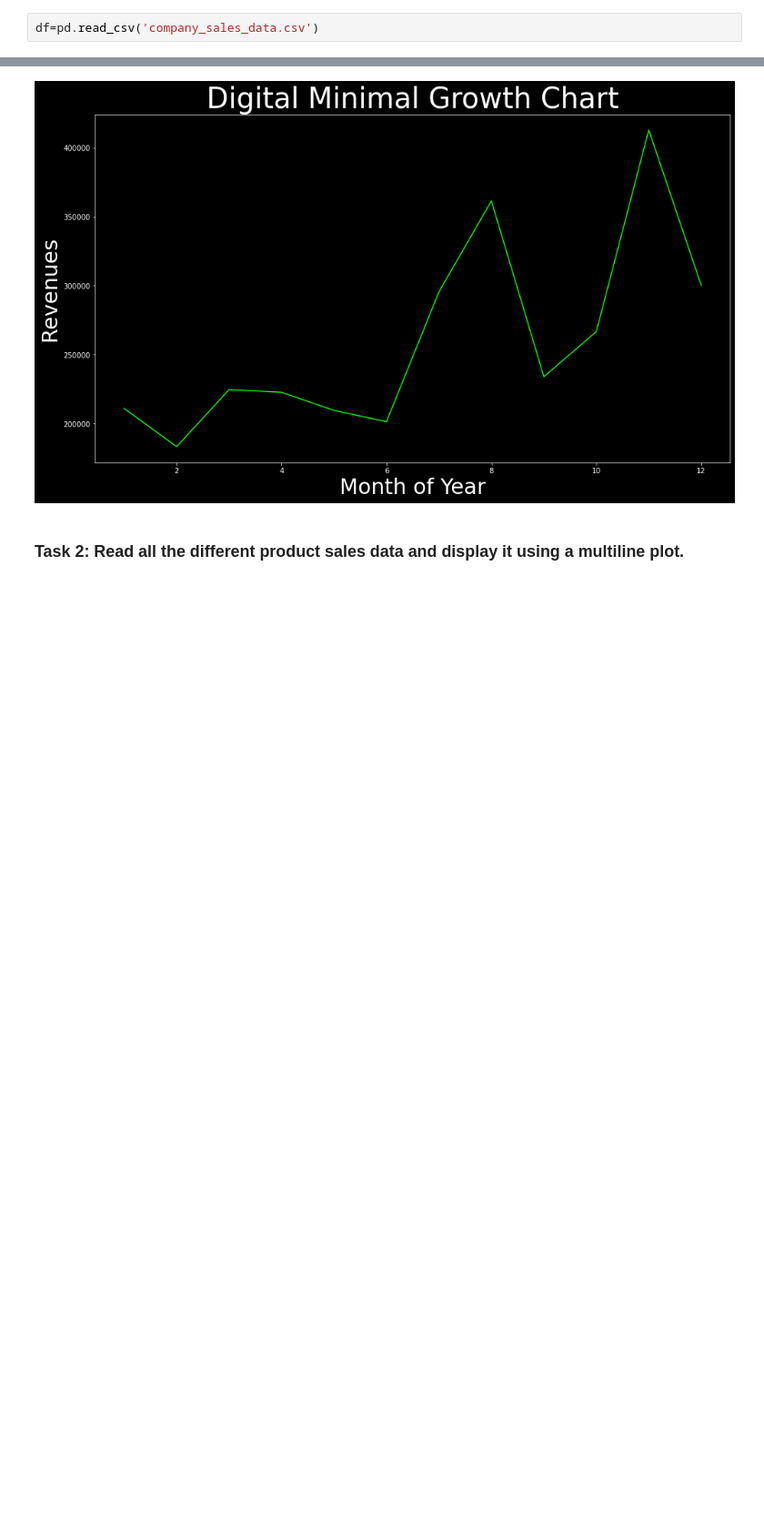
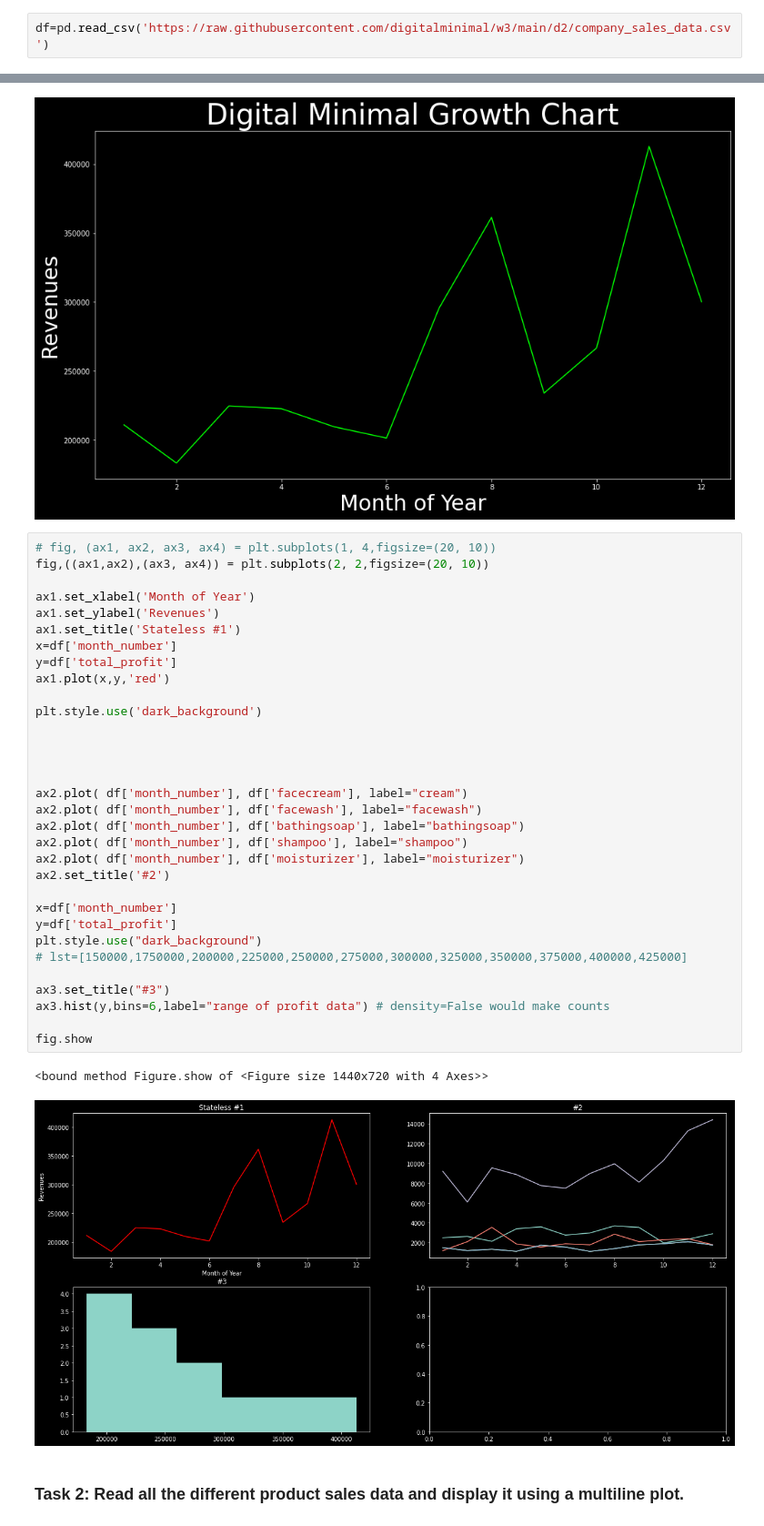
Before and after one commit to digitalminimal/w3, a Jupyter notebook: d2/matplotlib_exercise.ipynb, the cells around one changed output, grey strips where cells are left out. Shown: that part at 91% size. Drawn from its saved outputs; the diff is of its cells as text; blank space fills up the shorter version.

```diff
--- a/d2/matplotlib_exercise.ipynb
+++ b/d2/matplotlib_exercise.ipynb
@@ -7,7 +7,7 @@ import pandas as pd
 # import matplotlib
 import matplotlib.pyplot as plt
 # %%
-df=pd.read_csv('company_sales_data.csv')
+df=pd.read_csv('https://raw.githubusercontent.com/digitalminimal/w3/main/d2/company_sales_data.csv')
 # %%
 df.head(500)
 # %% [output]
@@ -45,6 +45,41 @@ plt.ylabel("Revenues",fontsize=30)
 plt.show()
 # %% [output]
 [figure]
+# %%
+# fig, (ax1, ax2, ax3, ax4) = plt.subplots(1, 4,figsize=(20, 10))
+fig,((ax1,ax2),(ax3, ax4)) = plt.subplots(2, 2,figsize=(20, 10))
+
+ax1.set_xlabel('Month of Year')
+ax1.set_ylabel('Revenues')
+ax1.set_title('Stateless #1')
+x=df['month_number']
+y=df['total_profit']
+ax1.plot(x,y,'red')
+
+plt.style.use('dark_background')
+
+
+
+
+ax2.plot( df['month_number'], df['facecream'], label="cream")
+ax2.plot( df['month_number'], df['facewash'], label="facewash")
+ax2.plot( df['month_number'], df['bathingsoap'], label="bathingsoap")
+ax2.plot( df['month_number'], df['shampoo'], label="shampoo")
+ax2.plot( df['month_number'], df['moisturizer'], label="moisturizer")
+ax2.set_title('#2')
+
+x=df['month_number']
+y=df['total_profit']
+plt.style.use("dark_background")
+# lst=[150000,1750000,200000,225000,250000,275000,300000,325000,350000,375000,400000,425000]
+
+ax3.set_title("#3")
+ax3.hist(y,bins=6,label="range of profit data") # density=False would make counts
+
+fig.show
+# %% [output]
+<bound method Figure.show of <Figure size 1440x720 with 4 Axes>>
+[figure, added]
 # %% [markdown]
 ### Task 2: Read all the different product sales data and display it using a multiline plot.
 # %%
```
